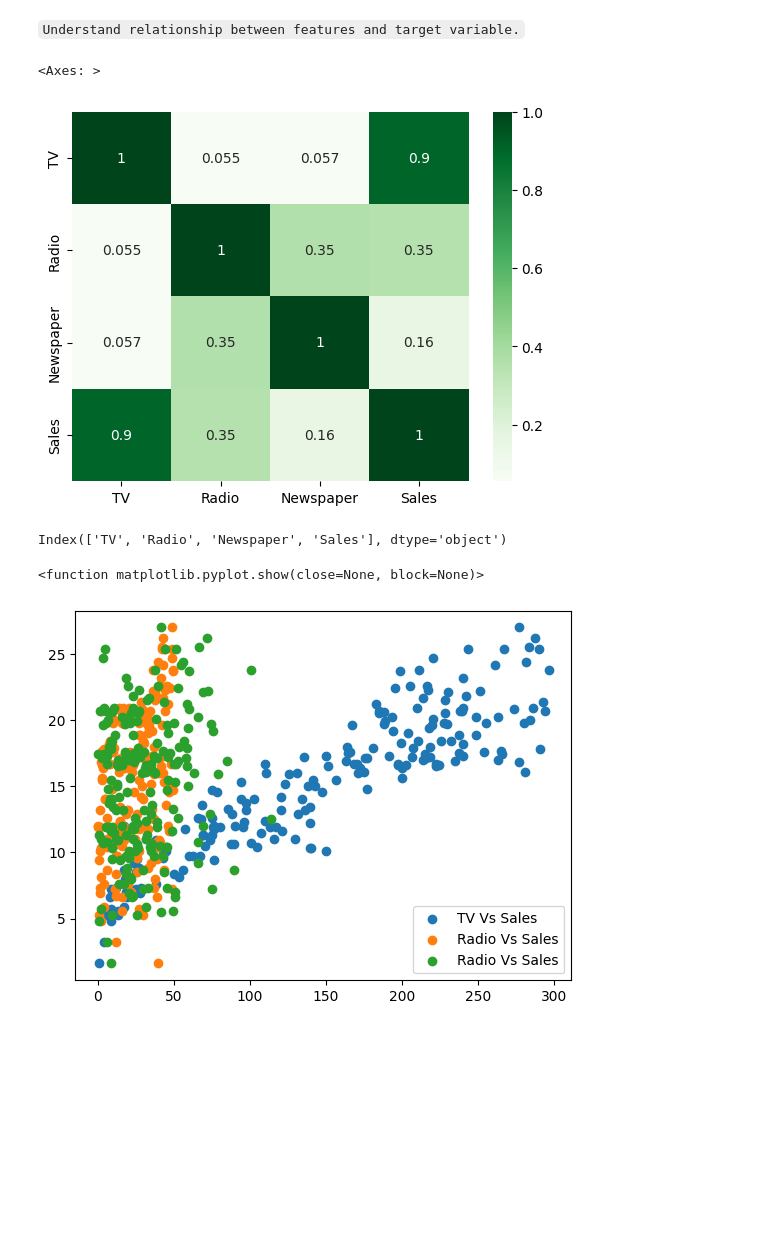
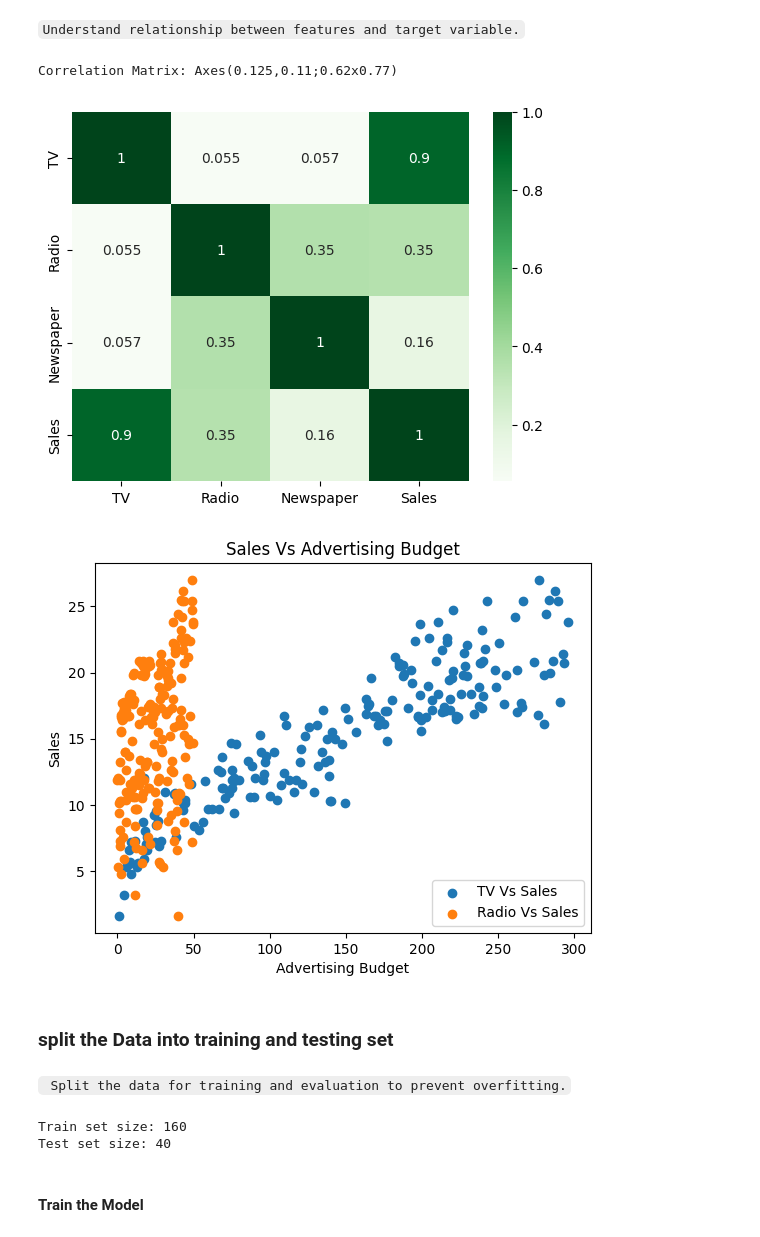
Before and after one commit to dani6566/CODESOFT-Sales-prediction, a Jupyter notebook: Notebooks/sales-prediction.ipynb, the cells around one changed output. Saved outputs shown, nothing was run; the diff lists cells and outputs as text; code cells hidden in the pictures; blank space fills up the shorter version.

````diff
--- a/Notebooks/sales-prediction.ipynb
+++ b/Notebooks/sales-prediction.ipynb
@@ -7,6 +11,6 @@ import seaborn as sns
 # %%
 #Load the advertising dataset
-df = pd.read_csv("../data/advertising.csv")
+df = load_data()
 # %%
 #Display the first few rows of the dataset
 df.head()
@@ -60,23 +66,25 @@ dtype: int64
 ```Understand relationship between features and target variable.```
 # %%
 #check the correlation between features and sales
-df.corr()
-
-sns.heatmap(df.corr(),annot=True,cmap="Greens")
+perform_EDA(df)
 # %% [output]
-<Axes: >
+Correlation Matrix: Axes(0.125,0.11;0.62x0.77)
 [figure]
-# %%
-df.columns
-# %% [output]
-Index(['TV', 'Radio', 'Newspaper', 'Sales'], dtype='object')
-# %%
-#scatter plot to visualize relationship
-plt.scatter(df["TV"],df["Sales"],label="TV Vs Sales")
-plt.scatter(df["Radio"],df["Sales"],label = "Radio Vs Sales")
-plt.scatter(df["Newspaper"],df["Sales"],label = "Newspaper Vs Sales")
-plt.legend()
-plt.show
-# %% [output]
-<function matplotlib.pyplot.show(close=None, block=None)>
-[figure, removed]
+# %%
+#Scatter plot of Sales vs Advertising budget
+Scatter_Plot(df)
+# %% [output]
+[figure, added]
+# %% [markdown]
+### split the Data into training and testing set
+# %% [markdown]
+``` Split the data for training and evaluation to prevent overfitting.```
+# %%
+X_train,X_test,y_train,y_test = split_data(df)
+print(f"Train set size: {X_train.shape[0]}")
+print(f"Test set size: {X_test.shape[0]}")
+# %% [output]
+Train set size: 160
+Test set size: 40
+# %% [markdown]
+#### Train the Model
````
Also changed, not shown: parts of 13 cells of this notebook.
